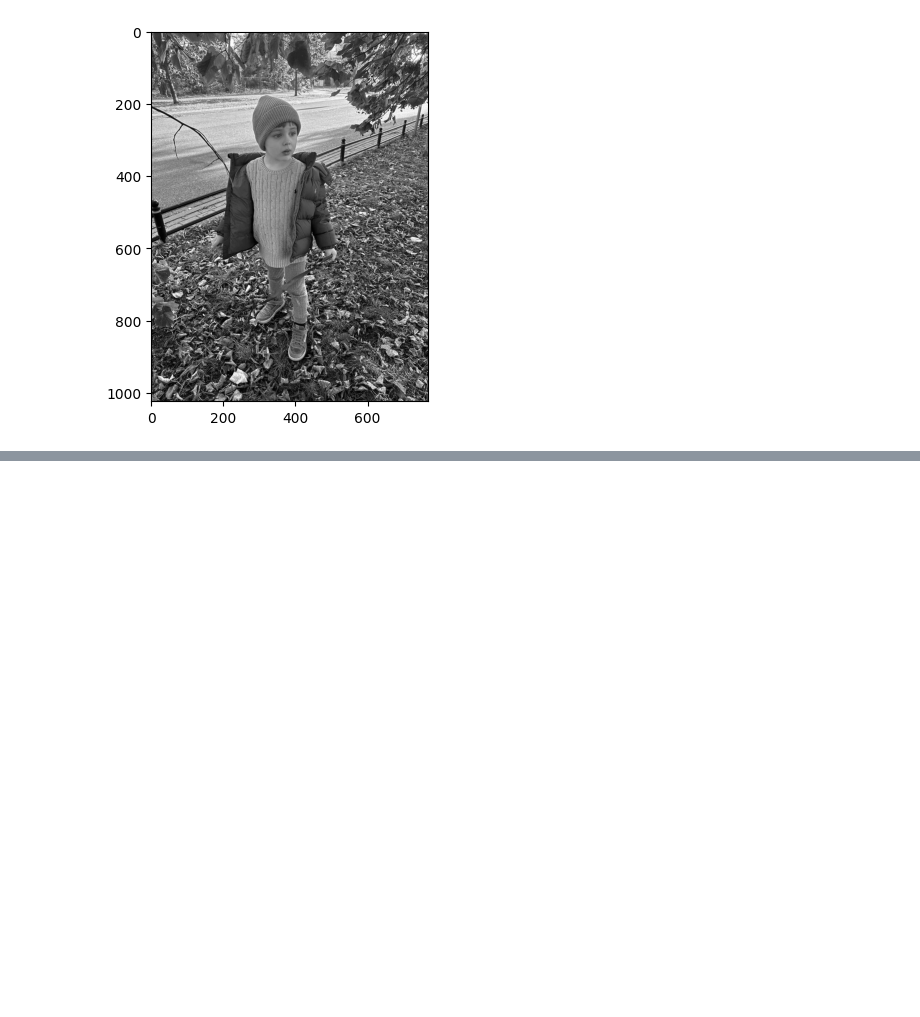
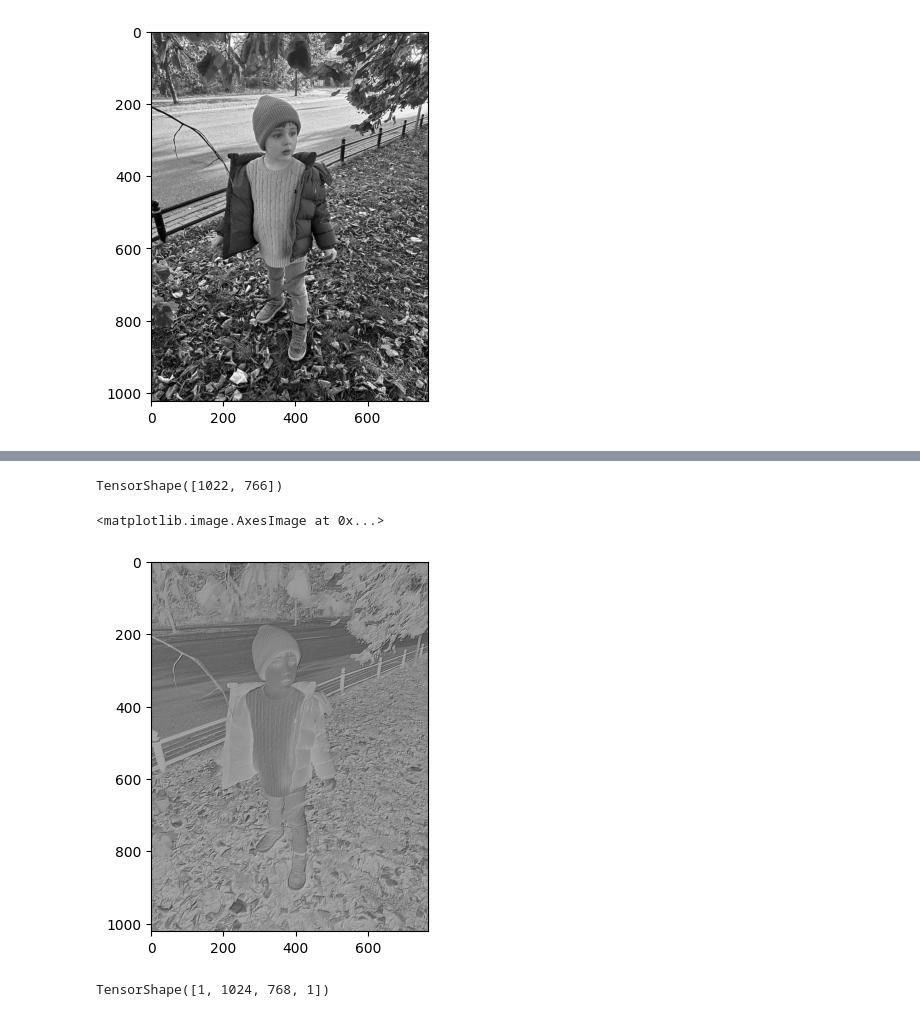
Before and after one commit to adalbertii/Modele---klasyfikacyjne, a Jupyter notebook: konwolucja_jeden_obraz.ipynb, the cells around one changed output, grey strips where cells are left out. Saved outputs shown, nothing was run; the diff lists cells and outputs as text; code cells hidden in the pictures; blank space fills up the shorter version.

```diff
--- a/konwolucja_jeden_obraz.ipynb
+++ b/konwolucja_jeden_obraz.ipynb
@@ -30,0 +35,6 @@ plt.imshow(image_02, cmap='gray')
+# %%
+model = Sequential(
+   Conv2D(filters=1,
+   kernel_size=(3,3),
+   input_shape=(1024, 768, 1))
+)
@@ -30,0 +55,4 @@ plt.imshow(image_02, cmap='gray')
+# %%
+image4Conv = tf.expand_dims(image_02, 0)
+image4Conv = tf.expand_dims(image4Conv, -1)
+image4Conv.shape
@@ -30,0 +61,3 @@ plt.imshow(image_02, cmap='gray')
+# %%
+result = model.predict(image4Conv)
+result.shape
@@ -30,0 +67,10 @@ plt.imshow(image_02, cmap='gray')
+# %%
+result = tf.squeeze(result)
+result.shape
+# %% [output]
+TensorShape([1022, 766])
+# %%
+plt.imshow(result, cmap='gray')
+# %% [output]
+<matplotlib.image.AxesImage at 0x...>
+[figure, added]
@@ -30,0 +95,6 @@ plt.imshow(image_02, cmap='gray')
+# %%
+image4Conv = tf.expand_dims(image_02, 0)
+image4Conv = tf.expand_dims(image4Conv, -1)
+image4Conv.shape
+# %% [output]
+TensorShape([1, 1024, 768, 1])
```
Also changed, not shown: parts of 10 cells of this notebook.
